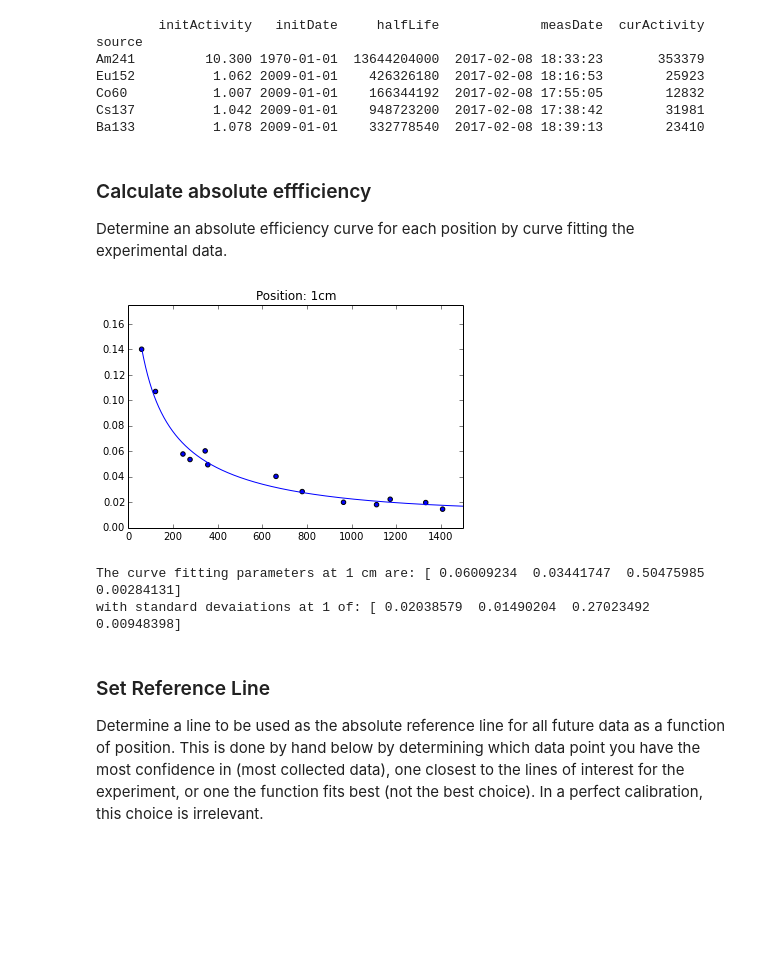
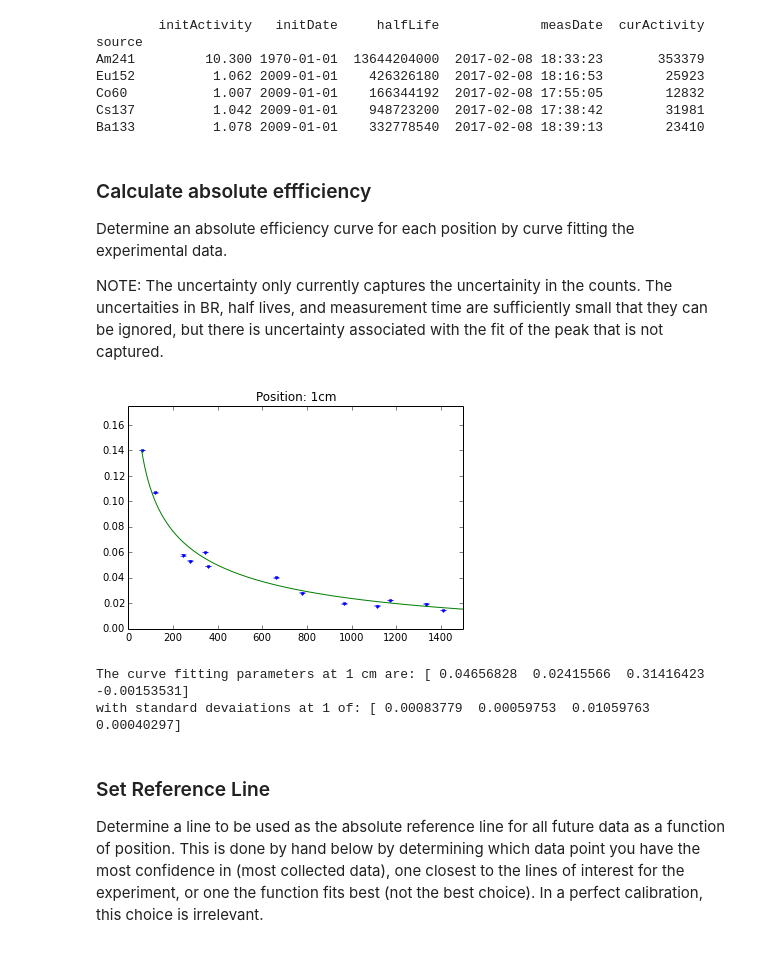
Before and after one commit to 2lambda123/88_Data, a Jupyter notebook: Experiments/Activation/16MeVTa/16MeVTaActivationAnalysis.ipynb, the cells around one changed output. Drawn from its saved outputs; the diff is of its cells as text; code cells hidden in the pictures; blank space fills up the shorter version.

Commit message:
Updated folder structure.  Added uncertainty to activation notebook.

```diff
--- a/Experiments/Activation/ActivationAnalysis.ipynb
+++ b/Experiments/Activation/16MeVTa/16MeVTaActivationAnalysis.ipynb
@@ -179,7 +179,7 @@ peakData=[]
 for df,p in zip(data,posUsed):
     # Update dataframe to store calculated peak information
     lines['measuredCounts']=0
-    lines['uncert']=0
+    lines['measUncert']=0
     for column in df:
 
         # Find the peaks
@@ -196,7 +196,7 @@ for df,p in zip(data,posUsed):
                 if abs(e-lines['line'][i]) < 1 and df[column].name.strip()==lines['isotope'][i].strip():
                     peakArea=peak_counts(channels, counts, pk)
                     lines.at[i,'measuredCounts']=peakArea
-                    lines.at[i,'uncert']=sqrt(peakArea)
+                    lines.at[i,'measUncert']=sqrt(peakArea)
                     print "{:.2f}   {:.0f}   {:.2f}".format(e,c, peakArea)
             lines.at[i,'isotope']=lines.at[i,'isotope'].strip()
         print "\n"
@@ -278,38 +278,43 @@ Ba133          1.078 2009-01-01    332778540  2017-02-08 18:39:13        23410
 ### Calculate absolute effficiency
 
 Determine an absolute efficiency curve for each position by curve fitting the experimental data.
+
+NOTE: The uncertainty only currently captures the uncertainity in the counts.  The uncertaities in BR, half lives, and measurement time are sufficiently small that they can be ignored, but there is uncertainty associated with the fit of the peak that is not captured.
 # %%
 absEffParams={}
 
 for pos in posUsed:
     for df in peakData:
         df['expectedCounts']=0.0
         df['absEfficiency']=0.0
+        df['effUncert']=0.0
         for index, row in df.iterrows():
             df.at[index,'expectedCounts']=sources.at[df.at[index,'isotope'],'curActivity'] * df.at[index,'branchingRatio'] \
                                           * liveTime[pos][df.at[index,'isotope']]
             df.at[index,'absEfficiency']=float(df.at[index,'measuredCounts'])/float(df.at[index,'expectedCounts'])
+            df.at[index,'effUncert']=df.at[index,'absEfficiency']*sqrt((float(df.at[index,'measUncert'])\
+                                       /float(df.at[index,'measuredCounts']))**2)
 
         # Fit the data for the current position
-        popt, pcov = curve_fit(germanium_rel_eff, df['line'],df['absEfficiency'])
+        popt, pcov = curve_fit(germanium_rel_eff, df['line'],df['absEfficiency'],sigma=df['effUncert'],absolute_sigma=True)
         absEffParams[pos]=popt
 
         #Plot the Data
         pyplot.axis([0,1500,0,1.25*max(df['absEfficiency'])])
         pyplot.title('Position: {}cm'.format(pos))
-        pyplot.scatter(df['line'],df['absEfficiency'])
+        pyplot.errorbar(df['line'],df['absEfficiency'],df['effUncert'], fmt='.')
         #Plot the fit
         xlist = np.arange(min(df['line']),1.25*max(df['line']),1)
         ylist = map(lambda y: germanium_rel_eff(y, popt[0], popt[1], popt[2], popt[3]), xlist)
         pyplot.plot(xlist, ylist)
         pyplot.show()
 
         print 'The curve fitting parameters at {} cm are: {}'.format(pos,absEffParams[pos])
         print 'with standard devaiations at {} of: {}'.format(pos,np.sqrt(np.diag(pcov)))
 # %% [output]
-[figure, old version]
+[figure, new version]
-The curve fitting parameters at 1 cm are: [ 0.06009234  0.03441747  0.50475985  0.00284131]
-with standard devaiations at 1 of: [ 0.02038579  0.01490204  0.27023492  0.00948398]
+The curve fitting parameters at 1 cm are: [ 0.04656828  0.02415566  0.31416423 -0.00153531]
+with standard devaiations at 1 of: [ 0.00083779  0.00059753  0.01059763  0.00040297]
 # %% [markdown]
 ### Set Reference Line
 
```
Also changed, not shown: parts of 2 cells of this notebook, 35 other files.
